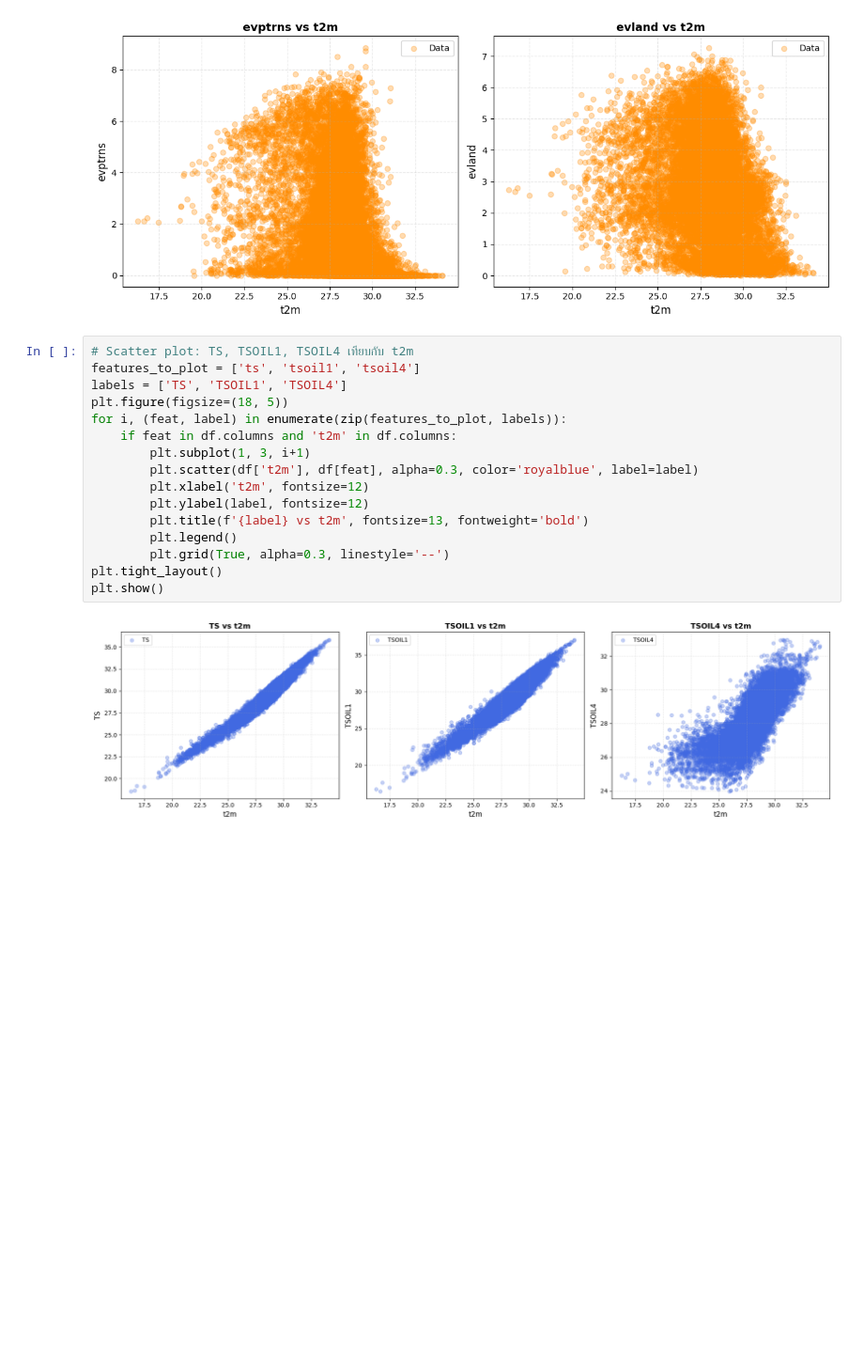
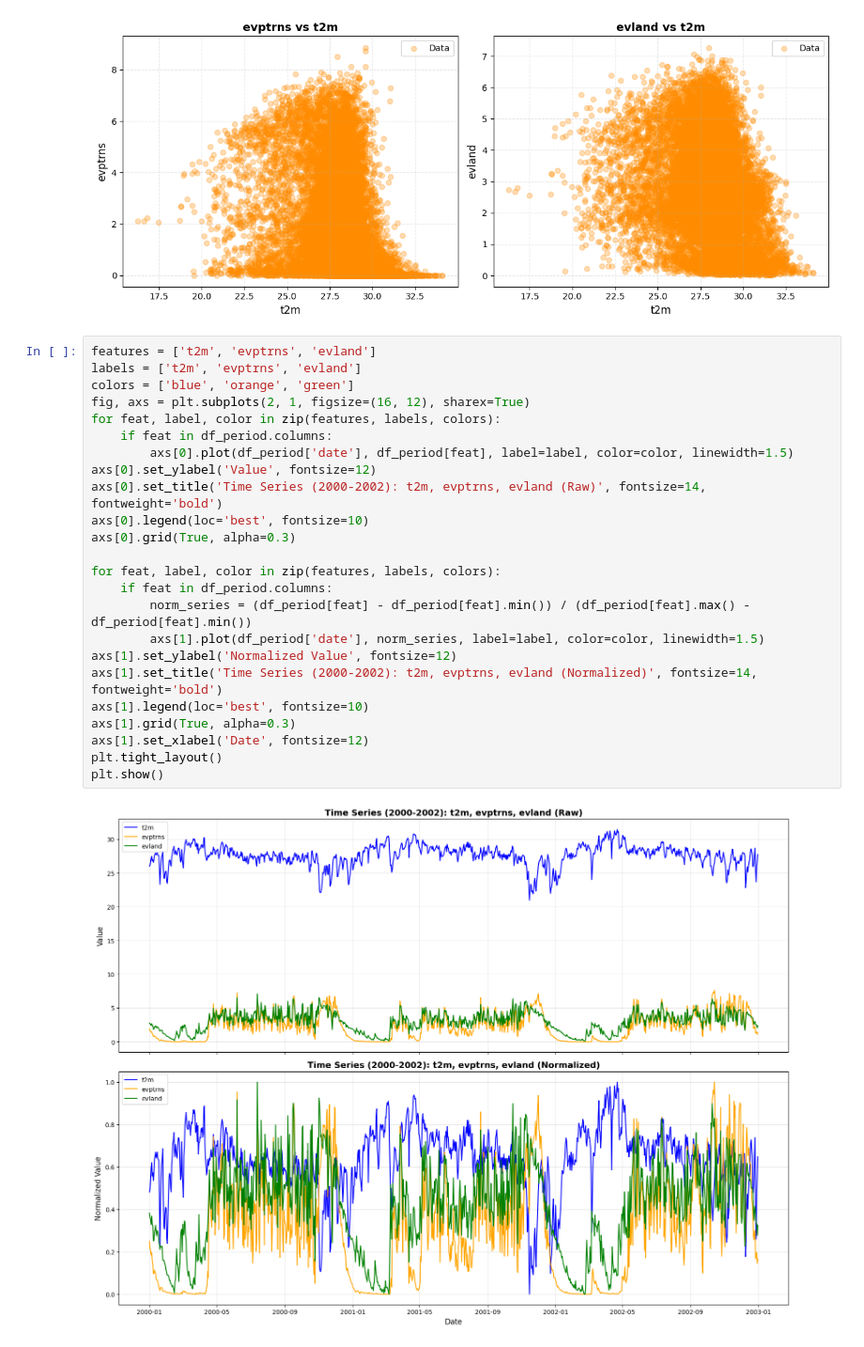
Before and after one commit to farlos3/Climate-Change-Analysis, a Jupyter notebook: Notebook/analysis.ipynb, the cells around one changed output. Shown at 94% size. Cells and saved outputs as stored; diff of their text form; blank space fills up the shorter version.

```diff
--- a/Notebook/analysis.ipynb
+++ b/Notebook/analysis.ipynb
@@ -192,21 +209,29 @@ plt.tight_layout()
 plt.show()
 # %% [output]
 [figure]
-# %%
-# Scatter plot: TS, TSOIL1, TSOIL4 เทียบกับ t2m
-features_to_plot = ['ts', 'tsoil1', 'tsoil4']
-labels = ['TS', 'TSOIL1', 'TSOIL4']
-plt.figure(figsize=(18, 5))
-for i, (feat, label) in enumerate(zip(features_to_plot, labels)):
-    if feat in df.columns and 't2m' in df.columns:
-        plt.subplot(1, 3, i+1)
-        plt.scatter(df['t2m'], df[feat], alpha=0.3, color='royalblue', label=label)
-        plt.xlabel('t2m', fontsize=12)
-        plt.ylabel(label, fontsize=12)
-        plt.title(f'{label} vs t2m', fontsize=13, fontweight='bold')
-        plt.legend()
-        plt.grid(True, alpha=0.3, linestyle='--')
-plt.tight_layout()
-plt.show()
-# %% [output]
-[figure, removed]
+# %%
+features = ['t2m', 'evptrns', 'evland']
+labels = ['t2m', 'evptrns', 'evland']
+colors = ['blue', 'orange', 'green']
+fig, axs = plt.subplots(2, 1, figsize=(16, 12), sharex=True)
+for feat, label, color in zip(features, labels, colors):
+    if feat in df_period.columns:
+        axs[0].plot(df_period['date'], df_period[feat], label=label, color=color, linewidth=1.5)
+axs[0].set_ylabel('Value', fontsize=12)
+axs[0].set_title('Time Series (2000-2002): t2m, evptrns, evland (Raw)', fontsize=14, fontweight='bold')
+axs[0].legend(loc='best', fontsize=10)
+axs[0].grid(True, alpha=0.3)
+
+for feat, label, color in zip(features, labels, colors):
+    if feat in df_period.columns:
+        norm_series = (df_period[feat] - df_period[feat].min()) / (df_period[feat].max() - df_period[feat].min())
+        axs[1].plot(df_period['date'], norm_series, label=label, color=color, linewidth=1.5)
+axs[1].set_ylabel('Normalized Value', fontsize=12)
+axs[1].set_title('Time Series (2000-2002): t2m, evptrns, evland (Normalized)', fontsize=14, fontweight='bold')
+axs[1].legend(loc='best', fontsize=10)
+axs[1].grid(True, alpha=0.3)
+axs[1].set_xlabel('Date', fontsize=12)
+plt.tight_layout()
+plt.show()
+# %% [output]
+[figure, added]
```
Also changed, not shown: parts of 8 cells of this notebook.
